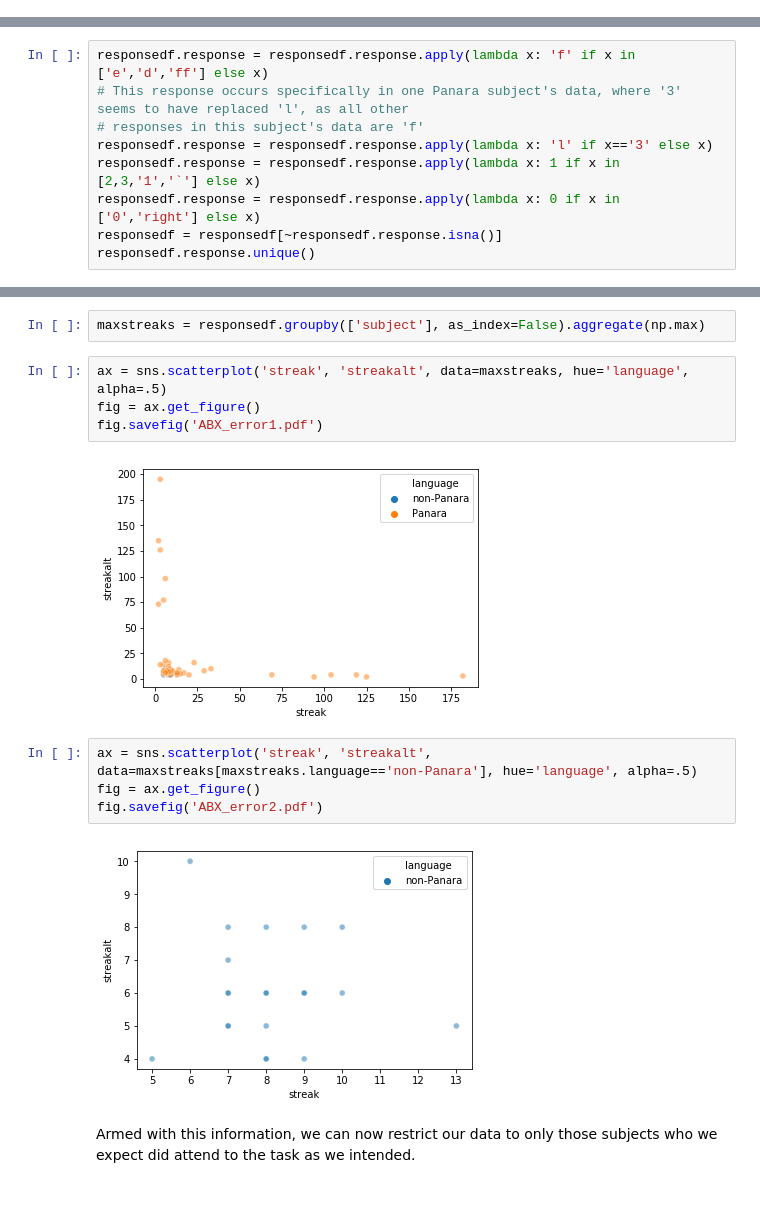
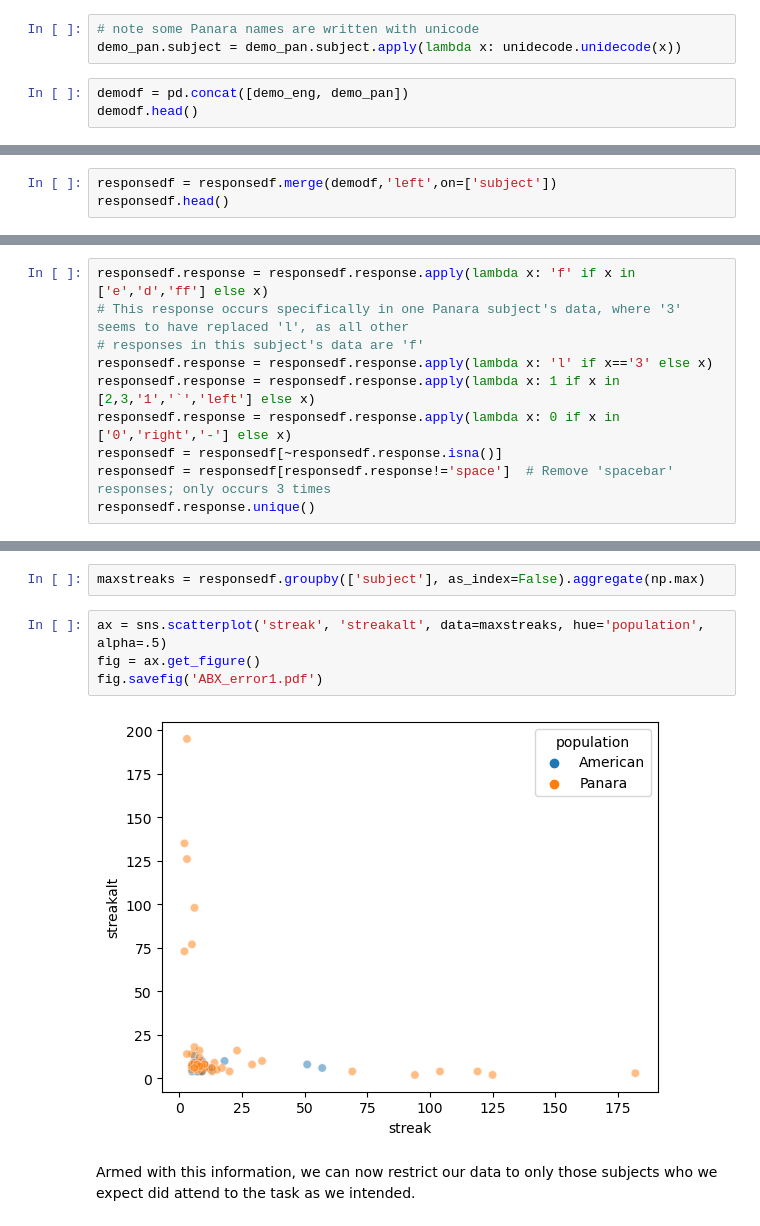
Before and after one commit to susanlinucb/panara_perception, a Jupyter notebook: AXB.ipynb, the cells around one changed output, grey strips where cells are left out. Saved outputs shown, nothing was run; the diff lists cells and outputs as text; blank space fills up the shorter version.

```diff
--- a/AXB.ipynb
+++ b/AXB.ipynb
@@ -77,0 +120,6 @@ responsedf = pd.concat([responsedf_eng,responsedf_pan],sort=False)
+# %%
+# note some Panara names are written with unicode
+demo_pan.subject = demo_pan.subject.apply(lambda x: unidecode.unidecode(x))
+# %%
+demodf = pd.concat([demo_eng, demo_pan])
+demodf.head()
@@ -77,0 +133,3 @@ responsedf = pd.concat([responsedf_eng,responsedf_pan],sort=False)
+# %%
+responsedf = responsedf.merge(demodf,'left',on=['subject'])
+responsedf.head()
@@ -87,8 +157,9 @@ responsedf.response = responsedf.response.apply(lambda x: 'f' if x in ['e','d','
 # This response occurs specifically in one Panara subject's data, where '3' seems to have replaced 'l', as all other
 # responses in this subject's data are 'f'
 responsedf.response = responsedf.response.apply(lambda x: 'l' if x=='3' else x)
-responsedf.response = responsedf.response.apply(lambda x: 1 if x in [2,3,'1','`'] else x)
-responsedf.response = responsedf.response.apply(lambda x: 0 if x in ['0','right'] else x)
+responsedf.response = responsedf.response.apply(lambda x: 1 if x in [2,3,'1','`','left'] else x)
+responsedf.response = responsedf.response.apply(lambda x: 0 if x in ['0','right','-'] else x)
 responsedf = responsedf[~responsedf.response.isna()]
+responsedf = responsedf[responsedf.response!='space']  # Remove 'spacebar' responses; only occurs 3 times
 responsedf.response.unique()
 # %% [output]
@@ -157,17 +231,11 @@ When we plot these two values against each other, we see that the vast majority
 # %%
 maxstreaks = responsedf.groupby(['subject'], as_index=False).aggregate(np.max)
 # %%
-ax = sns.scatterplot('streak', 'streakalt', data=maxstreaks, hue='language', alpha=.5)
+ax = sns.scatterplot('streak', 'streakalt', data=maxstreaks, hue='population', alpha=.5)
 fig = ax.get_figure()
 fig.savefig('ABX_error1.pdf')
 # %% [output]
-[figure, old version]
+[figure, new version]
-# %%
-ax = sns.scatterplot('streak', 'streakalt', data=maxstreaks[maxstreaks.language=='non-Panara'], hue='language', alpha=.5)
-fig = ax.get_figure()
-fig.savefig('ABX_error2.pdf')
-# %% [output]
-[figure, removed]
 # %% [markdown]
 Armed with this information, we can now restrict our data to only those subjects who we expect did attend to the task as we intended.
 # %%
```
Also changed, not shown: parts of 63 cells of this notebook.
